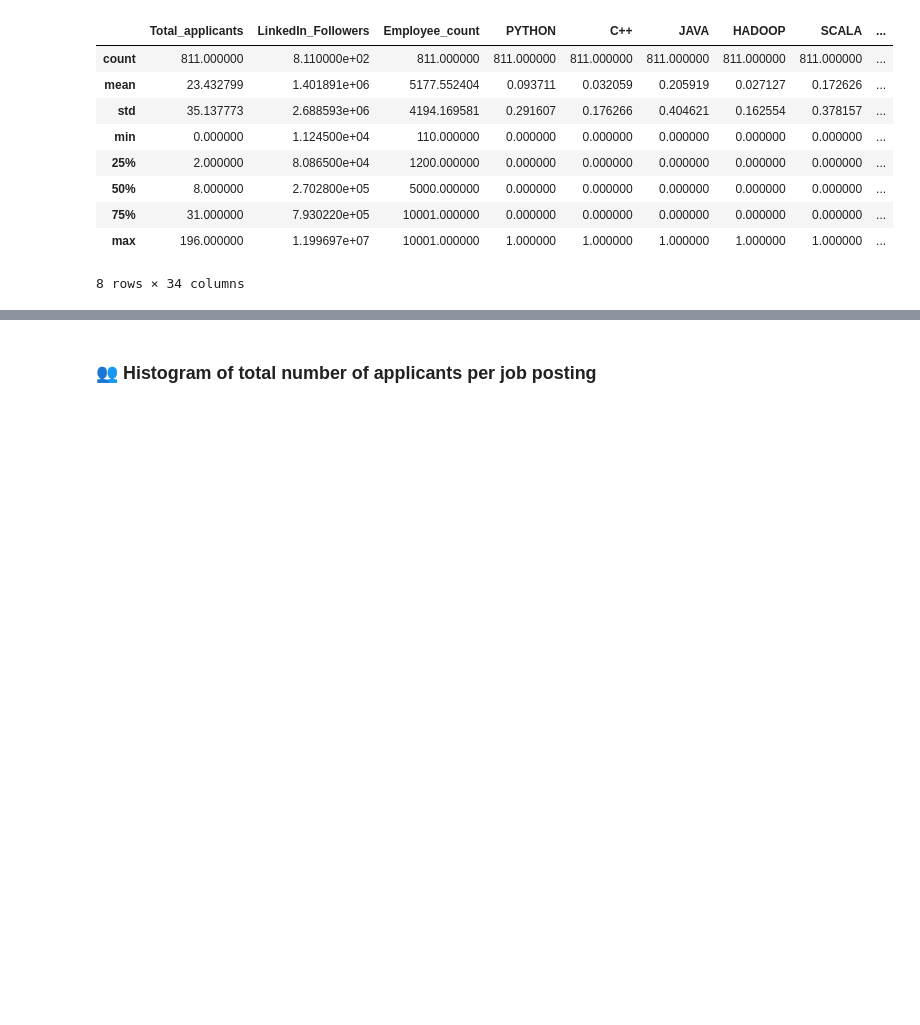
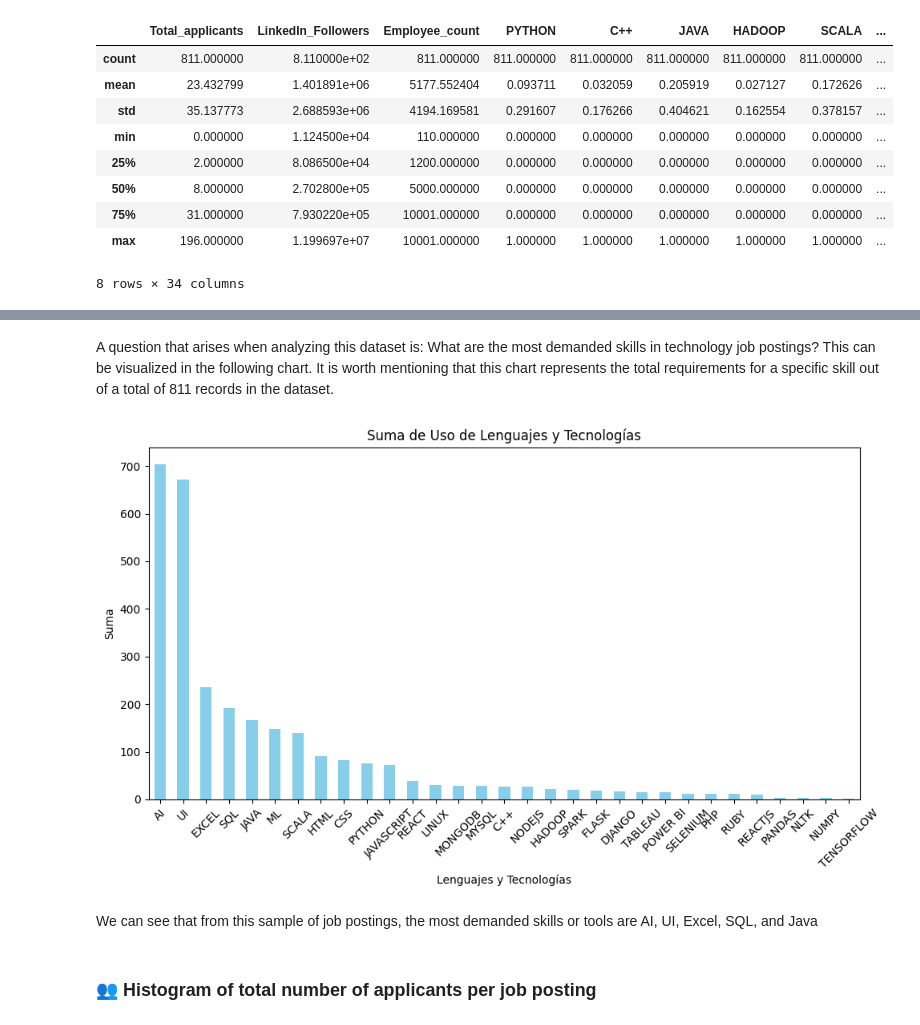
Before and after one commit to nogibjj/IDS706_DataEngineering_BarbaraFlores, a Jupyter notebook: LinkedInTechJobs.ipynb, the cells around one changed output, grey strips where cells are left out. Saved outputs shown, nothing was run; the diff lists cells and outputs as text; code cells hidden in the pictures; blank space fills up the shorter version.

```diff
--- a/LinkedInTechJobs.ipynb
+++ b/LinkedInTechJobs.ipynb
@@ -72,3 +99,27 @@ df.describe()
+# %%
+skills = df[['PYTHON', 'C++', 'JAVA', 'HADOOP', 'SCALA', 'FLASK',
+       'PANDAS', 'SPARK', 'NUMPY', 'PHP', 'SQL', 'MYSQL', 'CSS', 'MONGODB',
+       'NLTK', 'TENSORFLOW', 'LINUX', 'RUBY', 'JAVASCRIPT', 'DJANGO', 'REACT',
+       'REACTJS', 'AI', 'UI', 'TABLEAU', 'NODEJS', 'EXCEL', 'POWER BI',
+       'SELENIUM', 'HTML', 'ML']].sum().sort_values(ascending=False)
+# %% [markdown]
+A question that arises when analyzing this dataset is: What are the most demanded skills in technology job postings? This can be visualized in the following chart. It is worth mentioning that this chart represents the total requirements for a specific skill out of a total of 811 records in the dataset.
+# %%
+plt.figure(figsize=(10, 6))
+skills.plot(kind='bar', color='skyblue')
+
+plt.xlabel('Lenguajes y Tecnologías')
+plt.ylabel('Suma')
+plt.title('Suma de Uso de Lenguajes y Tecnologías')
+
+plt.xticks(rotation=45)
+
+plt.tight_layout()
+plt.show()
+# %% [output]
+[figure, added]
+# %% [markdown]
+We can see that from this sample of job postings, the most demanded skills or tools are AI, UI, Excel, SQL, and Java
 # %% [markdown]
 ### 👥 Histogram of total number of applicants per job posting
 # %%
```
Also changed, not shown: parts of 4 cells of this notebook.
